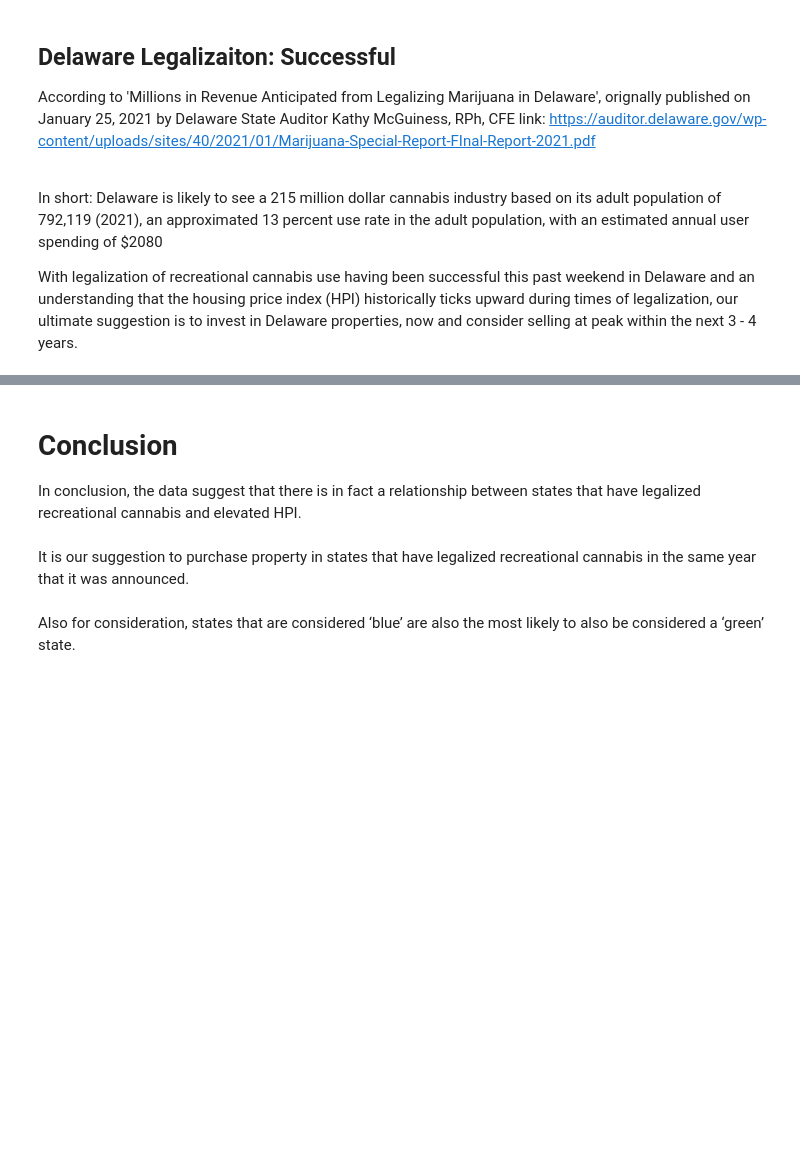
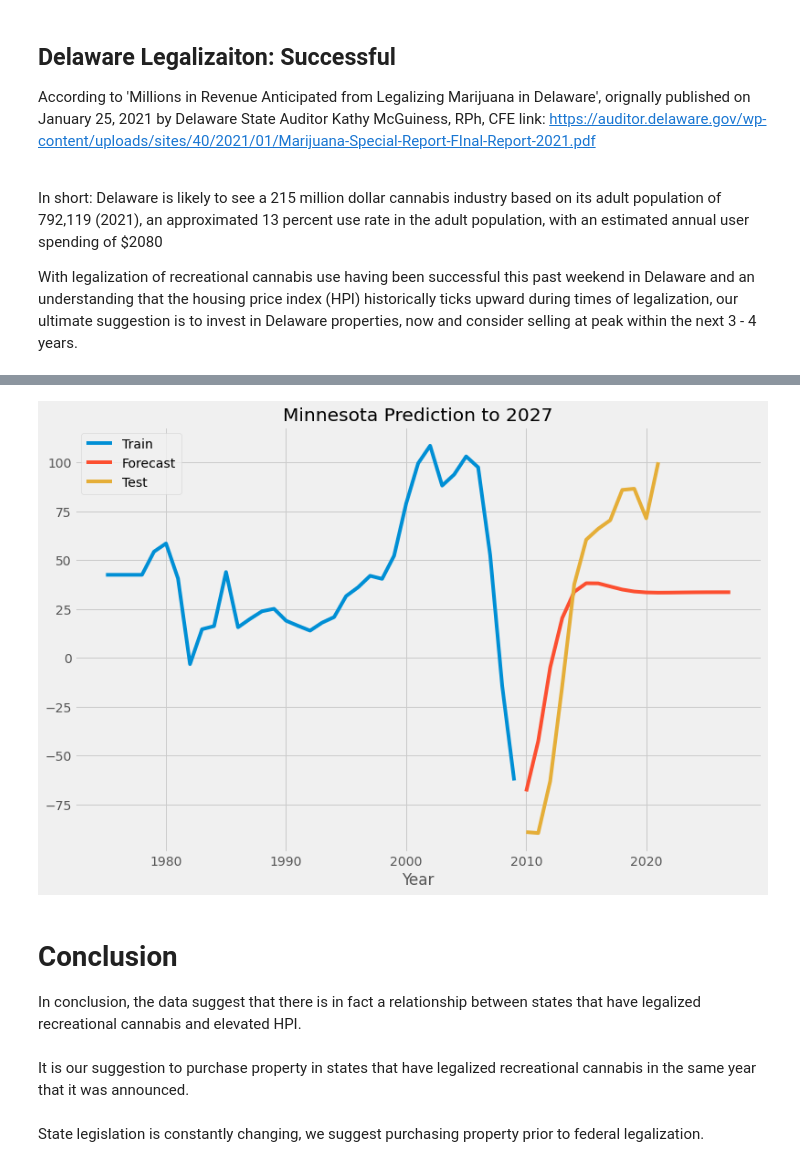
Before and after one commit to joshstruggles/Cannabis-Legality-and-Effect-on-Housing-Price-Index, a Jupyter notebook: notebook.ipynb, the cells around one changed output, grey strips where cells are left out. Cells and saved outputs as stored; diff of their text form; code cells hidden in the pictures; blank space fills up the shorter version.

```diff
--- a/notebook.ipynb
+++ b/notebook.ipynb
@@ -3360,0 +3498,4 @@ States to watch: <br>
+# %%
+# predict our forecast for the next 3 years
+forecast = arma_Min.forecast(18)
+forecast
@@ -3360,0 +3532,11 @@ States to watch: <br>
+# %%
+# Create forecast datatset
+forecast = pd.DataFrame(forecast)
+# %%
+# rip same code from Delaware creation of forecast list
+list = [2010, 2011, 2012, 2013, 2014, 2015, 2016, 2017, 2018,
+        2019, 2020, 2021, 2022, 2023, 2024, 2025, 2026, 2027]
+
+forecast['Year'] = list
+
+forecast
@@ -3361,3 +3561,15 @@ States to watch: <br>
+# %%
+forecast = forecast.set_index('Year')
+# %%
+fig, ax = plt.subplots(figsize = (12,8))
+ax.plot(train, label = 'Train')
+ax.plot(forecast, label = 'Forecast')
+ax.plot(test, label = 'Test')
+ax.set_title('Minnesota Prediction to 2027')
+ax.set_xlabel('Year')
+ax.legend();
+# %% [output]
+[figure, added]
 # %% [markdown]
 # Conclusion
 
@@ -3365,4 +3577,4 @@ In conclusion, the data suggest that there is in fact a relationship between sta
 <br><br>
 It is our suggestion to purchase property in states that have legalized recreational cannabis in the same year that it was announced.
 <br><br>
-Also for consideration, states that are considered ‘blue’ are also the most likely to also be considered a ‘green’ state.
+State legislation is constantly changing, we suggest purchasing property prior to federal legalization.
```
Also changed, not shown: parts of 41 cells of this notebook.
